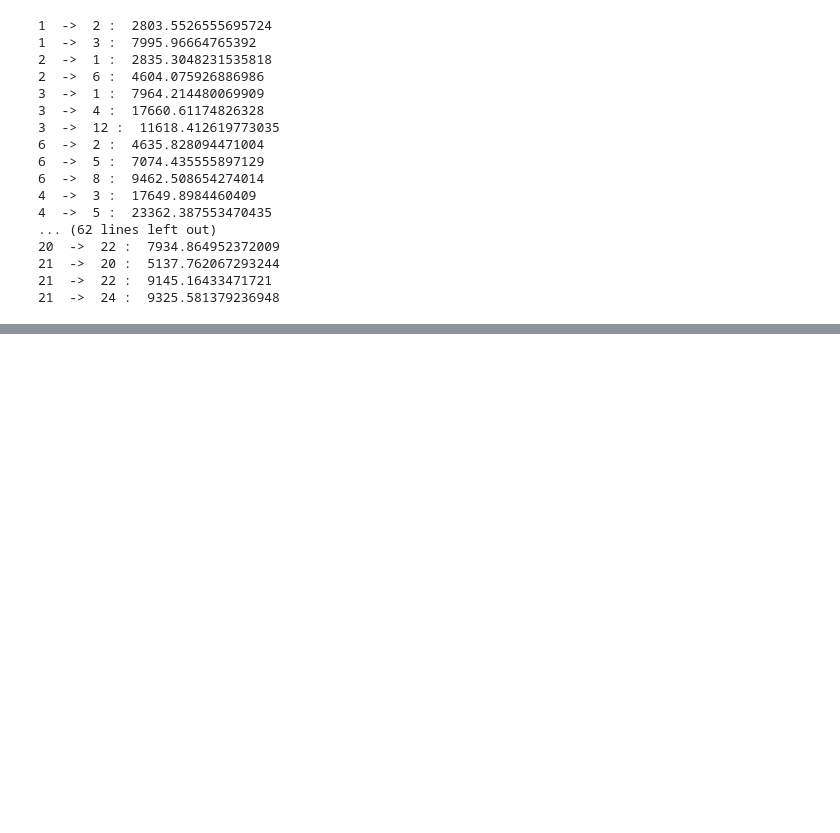
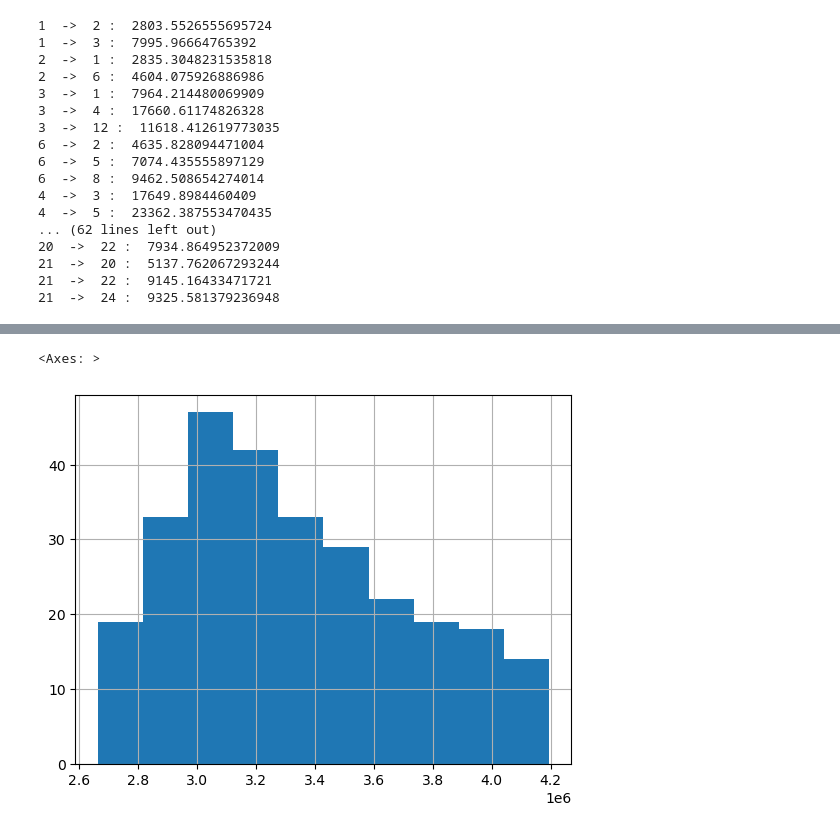
Before and after one commit to 4Freye/bike-stations, a Jupyter notebook: optimal_station_Equilibrium.ipynb, the cells around one changed output, grey strips where cells are left out. Drawn from its saved outputs; the diff is of its cells as text; code cells hidden in the pictures; blank space fills up the shorter version.

Commit message:
updated optimal_station_EQ file

```diff
--- a/optimal_station_Equilibrium.ipynb
+++ b/optimal_station_Equilibrium.ipynb
@@ -284,0 +294,3 @@ Testing all station possibilities
+# %%
+stations2 = list(set(combinations(np.array(siouxFalls.graph.nodes),2)))
+stations3 = list(set(combinations(np.array(siouxFalls.graph.nodes),3)))
@@ -284,0 +299,16 @@ Testing all station possibilities
+# %%
+station_graph_tuples = [(station, siouxFalls) for station in stations2]
+# %%
+import multiprocessing as mp
+
+# Step 3: Define the number of processes to use
+num_processes = mp.cpu_count()
+
+# Step 4: Create a multiprocessing pool object with the desired number of processes
+pool = mp.Pool(num_processes)
+
+# Step 5: Map the function to the input data using the multiprocessing pool
+all_costs = pool.starmap(compute_eq_cost, station_graph_tuples)
+
+# Step 6: Close the pool to free up resources
+pool.close()
@@ -284,0 +333,7 @@ Testing all station possibilities
+# %%
+station_cost_df = pd.DataFrame({'stations':stations2, 'cost':all_costs})
+# %%
+station_cost_df.cost.hist()
+# %% [output]
+<Axes: >
+[figure, added]
```
Also changed, not shown: parts of 41 cells of this notebook, 3 other files.
